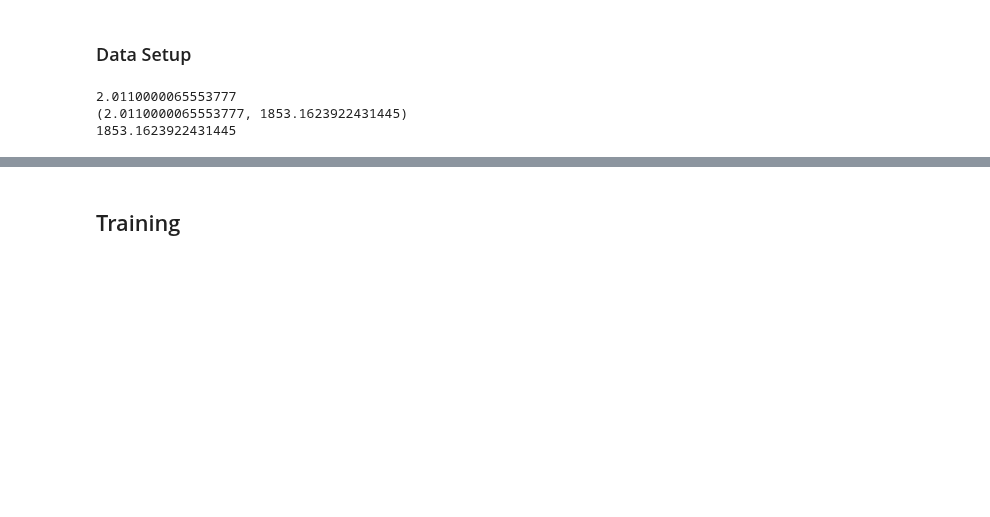
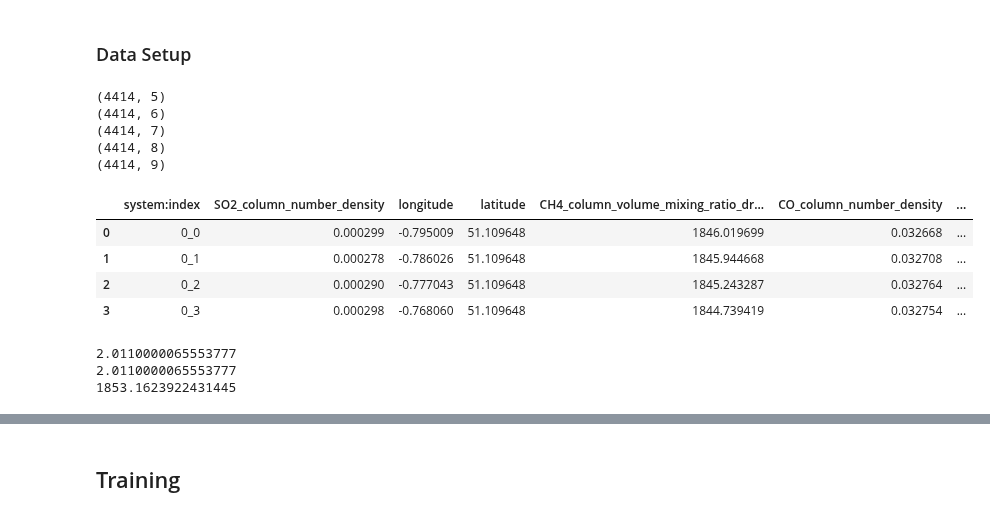
Before and after one commit to WRFitch/fyp, a Jupyter notebook: src/fyp_ai_analysis.ipynb, the cells around one changed output, grey strips where cells are left out. Cells and saved outputs as stored; diff of their text form; code cells hidden in the pictures; blank space fills up the shorter version.

Commit message:
Incorporated GHG dataframes

```diff
--- a/src/fyp_ai_analysis.ipynb
+++ b/src/fyp_ai_analysis.ipynb
@@ -51,7 +51,40 @@ len(imgs)
 ### Data Setup
 # %%
 # Parse CSVs into pandas dataframe
-# TODO expand to include multiple GHGs in the same dataframe.
-#ghg_df = pd.read_csv(f"{path}/{SO2_band}.csv")
+# TODO rewrite so we aren't deleting columns directly - do it properly!
+co_df = pd.read_csv(f"{path}/{CO_band}.csv")
+del co_df[".geo"]
+hcho_df = pd.read_csv(f"{path}/{HCHO_band}.csv")
+del hcho_df[".geo"]
+no2_df = pd.read_csv(f"{path}/{NO2_band}.csv")
+del no2_df[".geo"]
+o3_df = pd.read_csv(f"{path}/{O3_band}.csv")
+del o3_df[".geo"]
 so2_df = pd.read_csv(f"{path}/{SO2_band}.csv")
+del so2_df[".geo"]
 ch4_df = pd.read_csv(f"{path}/{CH4_band}.csv")
+del ch4_df[".geo"]
+# %%
+intersect = pd.merge(so2_df, ch4_df, how='inner', on=['longitude', 'latitude', 'system:index'])
+print(intersect.shape)
+intersect = pd.merge(intersect, co_df, how='inner', on=['longitude', 'latitude', 'system:index'])
+print(intersect.shape)
+intersect = pd.merge(intersect, hcho_df, how='inner', on=['longitude', 'latitude', 'system:index'])
+print(intersect.shape)
+intersect = pd.merge(intersect, no2_df, how='inner', on=['longitude', 'latitude', 'system:index'])
+print(intersect.shape)
+intersect = pd.merge(intersect, o3_df, how='inner', on=['longitude', 'latitude', 'system:index'])
+print(intersect.shape)
+
+intersect.iloc[0:4]
+# %% [output]
+(4414, 5)
+(4414, 6)
+(4414, 7)
+(4414, 8)
+(4414, 9)
+|  | system:index | SO2_column_number_density | longitude | latitude | CH4_column_volume_mixing_ratio_dr... | CO_column_number_density | ... |
+| 0 | 0_0 | 0.000299 | -0.795009 | 51.109648 | 1846.019699 | 0.032668 | ... |
+| 1 | 0_1 | 0.000278 | -0.786026 | 51.109648 | 1845.944668 | 0.032708 | ... |
+| 2 | 0_2 | 0.000290 | -0.777043 | 51.109648 | 1845.243287 | 0.032764 | ... |
+| 3 | 0_3 | 0.000298 | -0.768060 | 51.109648 | 1844.739419 | 0.032754 | ... |
@@ -106,9 +138,10 @@ def get_ch4(img_path):
 # %%
 print(label_func(f"{path}/png/0.39975030143318707_51.136597548503765.png"))
+print(get_so2(f"{path}/png/0.39975030143318707_51.136597548503765.png"))
 print(get_ch4(f"{path}/png/0.39975030143318707_51.136597548503765.png"))
 # %% [output]
 2.0110000065553777
-(2.0110000065553777, 1853.1623922431445)
+2.0110000065553777
 1853.1623922431445
 # %%
 # TODO update transforms - Duplicating the dataset through each horz flip, vert flip and 90 degree rotation would be
```
Also changed, not shown: parts of 8 cells of this notebook.
